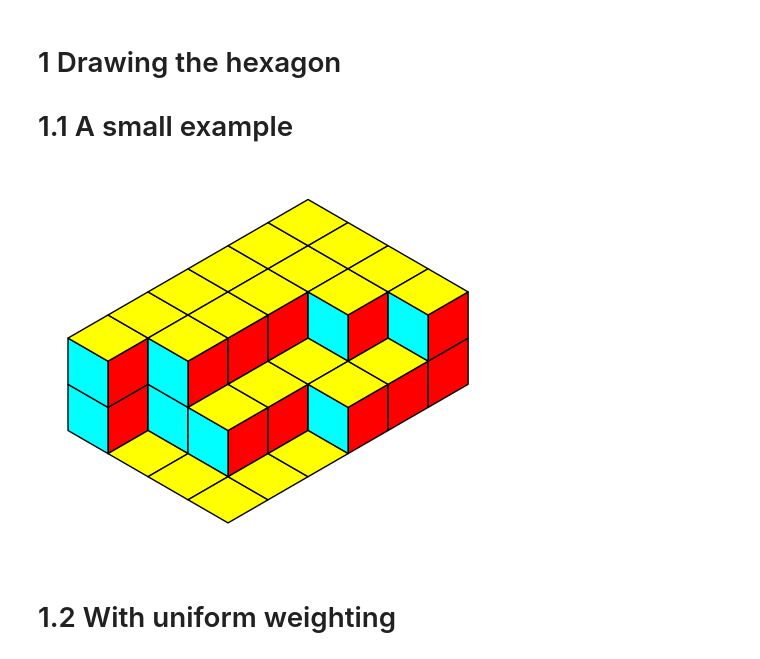
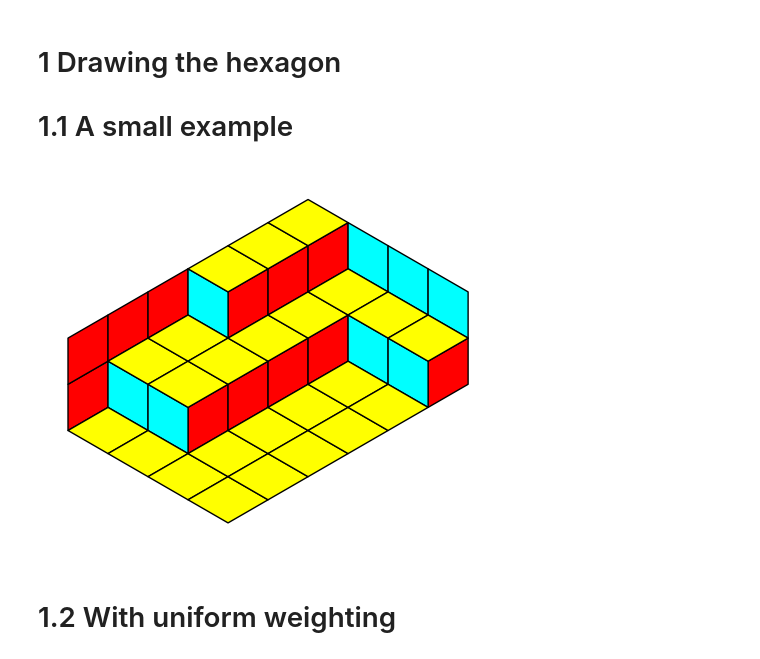
Before and after one commit to MaxvanHorssen/random-tilings, a Jupyter notebook: Examples - How to use.ipynb, the cells around one changed output. Drawn from its saved outputs; the diff is of its cells as text; code cells hidden in the pictures.

```diff
--- a/Examples - How to use.ipynb
+++ b/Examples - How to use.ipynb
@@ -11,11 +6,15 @@ _ = plt.ioff()
 # 1 Drawing the hexagon
 # 1.1 A small example
 # %%
+# Run this cell once to initialize the random tiling
 n = 2                       # Side length
 a,b,c = 1,2,3               # Side length multiplicators
 w = np.array([[1,1]]).T     # Weighting matrix
 
-# Creating the figure
-fig = draw_hexagon(n,w,a,b,c,edge=1,dpi=100)
+H = RT.Hexagon(n,w,a,b,c)   # Create a random tiling object
-# %% [output]
-[figure, removed]
+# %%
+# This cell can be repeated to obtain different random hexagons
+H.shuffle()                 # Shuffle
+H.plot(edge=1)              # Plotting
+# %% [output]
+[figure, added]
```
Also changed, not shown: parts of 45 cells of this notebook.
